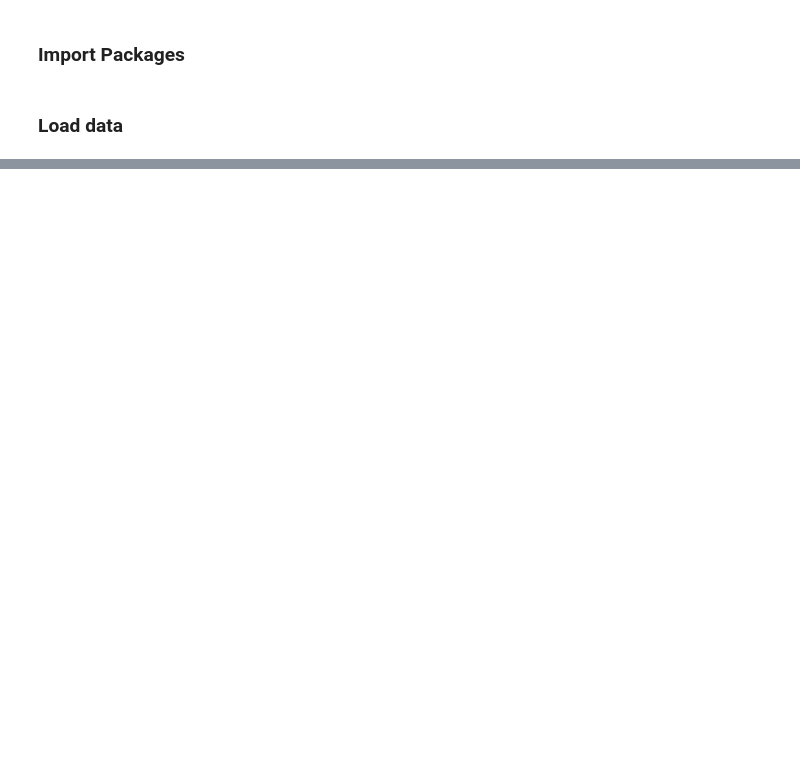
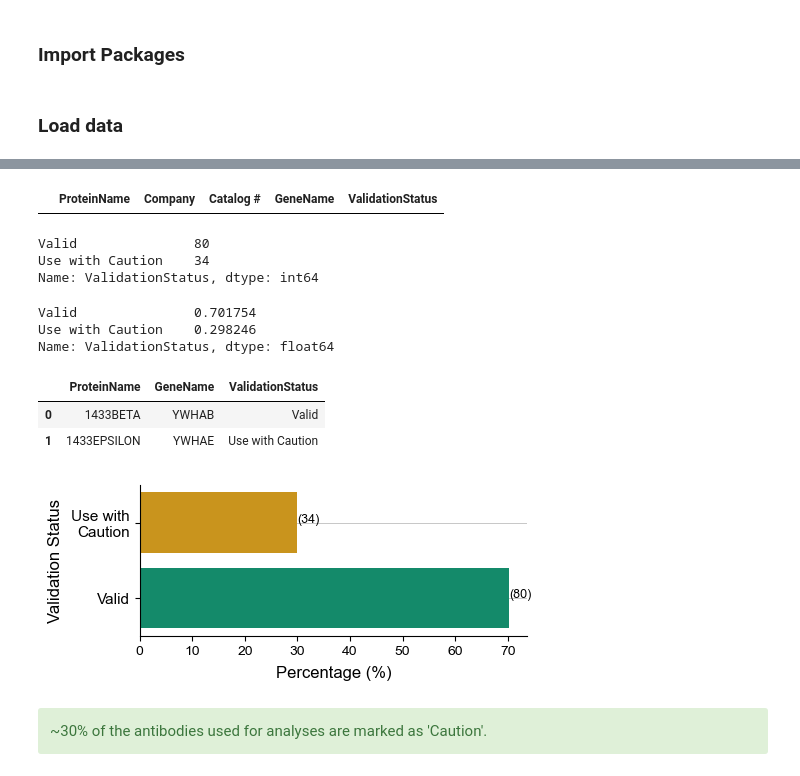
Before and after one commit to SwathiRUpadhya/antibody_quality_limitations, a Jupyter notebook: data_processing_and_analysis/01_assess_TCGA_antibodies.ipynb, the cells around one changed output, grey strips where cells are left out. Drawn from its saved outputs; the diff is of its cells as text; code cells hidden in the pictures; blank space fills up the shorter version.

```diff
--- a/data_processing_and_analysis/01_assess_TCGA_antibodies.ipynb
+++ b/data_processing_and_analysis/01_assess_TCGA_antibodies.ipynb
@@ -218,0 +234,8 @@ with plt.rc_context({'axes.linewidth': 0.8, 'axes.labelsize':12, 'axes.spines.le
+# %%
+corrected_ab_data = pd.concat([antibody_tcpa_status.set_index(['ProteinName', 'Antibody Source (Company)', 'Catalog Number']),
+                            antibody_genes_corrected.set_index(['Ab Name Reported on Dataset', 'Company',
+                                                                'Catalog #'])['Gene Name']],
+                           axis=1).reset_index().dropna(subset=['ValidationStatus']).rename(columns={'level_0': 'ProteinName',
+                                                                                                     'level_1': 'Company',
+                                                                                                     'level_2': 'Catalog #'})
+corrected_ab_data[:2]
@@ -218,0 +246,6 @@ with plt.rc_context({'axes.linewidth': 0.8, 'axes.labelsize':12, 'axes.spines.le
+# %%
+corrected_ab_data['GeneName'] = corrected_ab_data["GeneName"].fillna(corrected_ab_data["Gene Name"])
+corrected_ab_data = corrected_ab_data.drop(columns=['Gene Name']).set_index('ProteinName')
+corrected_ab_data = corrected_ab_data[~corrected_ab_data['GeneName'].str.contains('/')].reset_index()
+print("Dimensions: ", corrected_ab_data.shape)
+corrected_ab_data[:2]
@@ -218,0 +257,44 @@ with plt.rc_context({'axes.linewidth': 0.8, 'axes.labelsize':12, 'axes.spines.le
+# %%
+corrected_ab_data.replace('Validated', 'Valid', inplace=True)
+corrected_ab_data.to_csv(file_table_s1, index=False)
+corrected_ab_data.loc[corrected_ab_data[corrected_ab_data.index.duplicated()].index]
+# %% [output]
+|  | ProteinName | Company | Catalog # | GeneName | ValidationStatus |
+# %%
+#selecting only two columns to work with
+antibody_status_subset = corrected_ab_data[['ProteinName', 'GeneName', 'ValidationStatus']]
+# %%
+antibody_status_subset['ValidationStatus'].value_counts()
+# %% [output]
+Valid               80
+Use with Caution    34
+Name: ValidationStatus, dtype: int64
+# %%
+antibody_status_subset['ValidationStatus'].value_counts(normalize=True)
+# %% [output]
+Valid               0.701754
+Use with Caution    0.298246
+Name: ValidationStatus, dtype: float64
+# %%
+antibody_status_subset.to_csv(file_sourceData_Figure1, index=False)
+antibody_status_subset[:2]
+# %% [output]
+|  | ProteinName | GeneName | ValidationStatus |
+| 0 | 1433BETA | YWHAB | Valid |
+| 1 | 1433EPSILON | YWHAE | Use with Caution |
+# %%
+palette = [graphing_utils.get_color(color) for color in ['orange', 'green']]
+args = graphing_utils.additional_plot_parameters(xlab="Percentage (%)", ylab="Validation Status",
+                                                             palette = palette)
+percentage = lambda i: len(i) / float(len(x)) * 100
+with plt.rc_context({'axes.linewidth': 0.8, 'axes.labelsize':12, 'axes.spines.left': True, 'xtick.labelsize':10,
+                     'ytick.labelsize':11}):
+    figure, ax = plt.subplots(1, 1, figsize=(5, 2))
+    customized_plot.draw_countplot(antibody_status_subset, ax, args)
+#     figure.savefig(get_figure_path('Figure1.svg'), bbox_inches='tight', dpi=300)
+# %% [output]
+[figure, added]
+# %% [markdown]
+<div class="alert alert-block alert-success">
+    ~30% of the antibodies used for analyses are marked as 'Caution'.
+</div>
```
Also changed, not shown: parts of 52 cells of this notebook, 7 other files.
